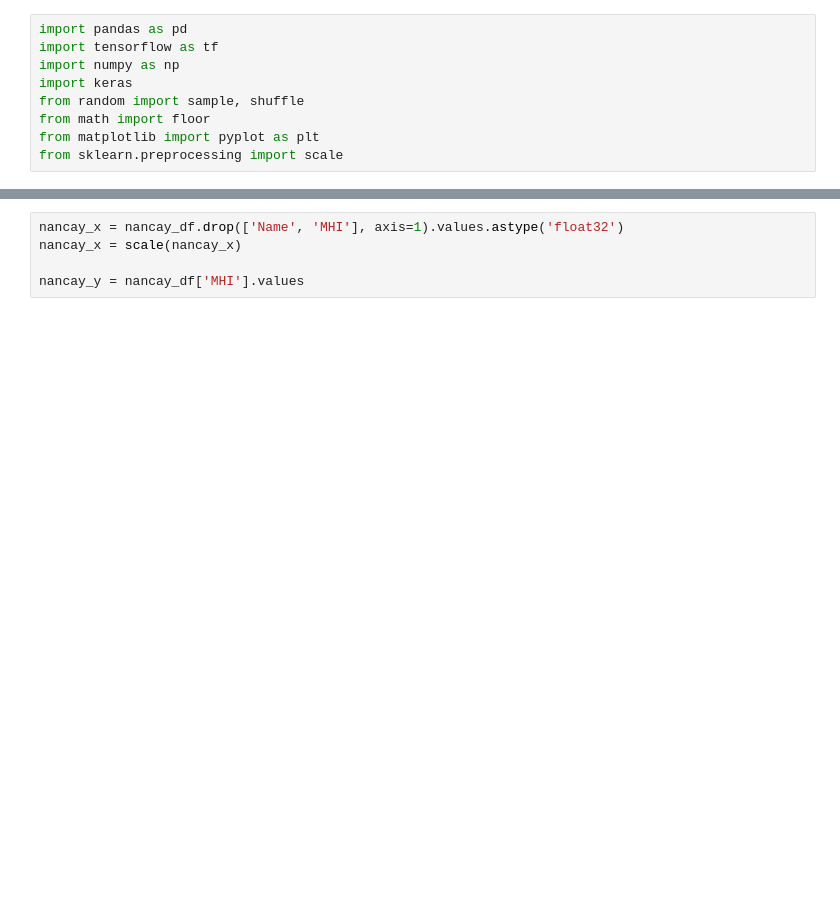
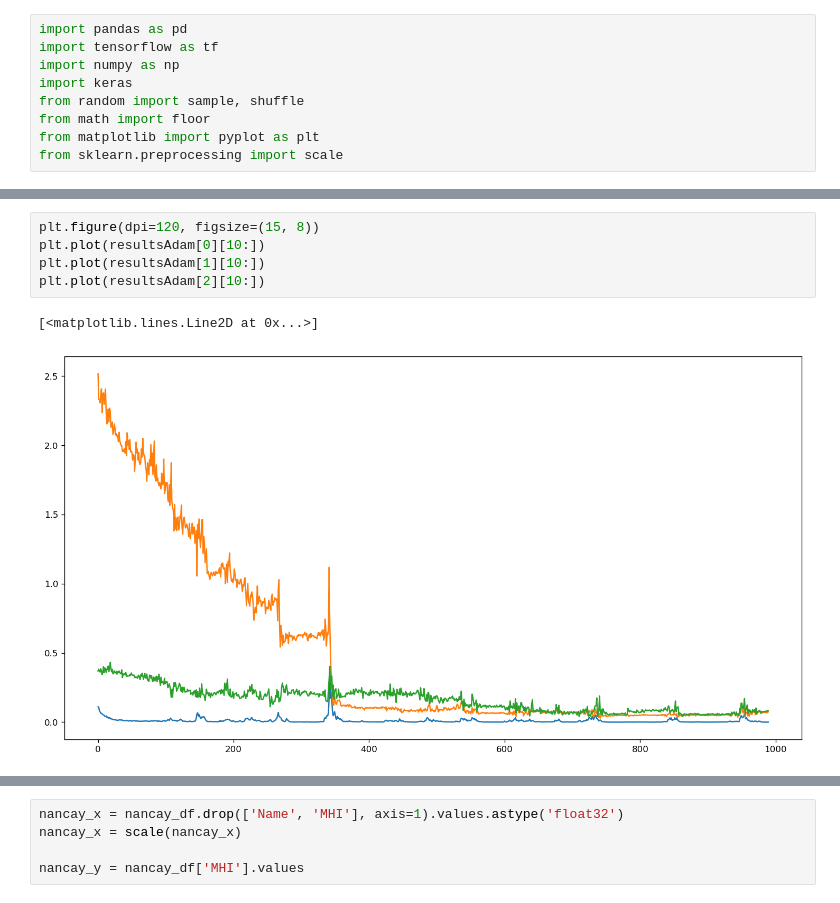
Before and after one commit to gorixInc/HI_masses_ML, a Jupyter notebook: HImassesNN_TF.ipynb, the cells around one changed output, grey strips where cells are left out. Cells and saved outputs as stored; diff of their text form; blank space fills up the shorter version.

```diff
--- a/HImassesNN_TF.ipynb
+++ b/HImassesNN_TF.ipynb
@@ -126,0 +169,8 @@ Epoch: 500; Loss: 0.028529061004519463
+# %%
+plt.figure(dpi=120, figsize=(15, 8))
+plt.plot(resultsAdam[0][10:])
+plt.plot(resultsAdam[1][10:])
+plt.plot(resultsAdam[2][10:])
+# %% [output]
+[<matplotlib.lines.Line2D at 0x...>]
+[figure, added]
```
Also changed, not shown: parts of 6 cells of this notebook.
